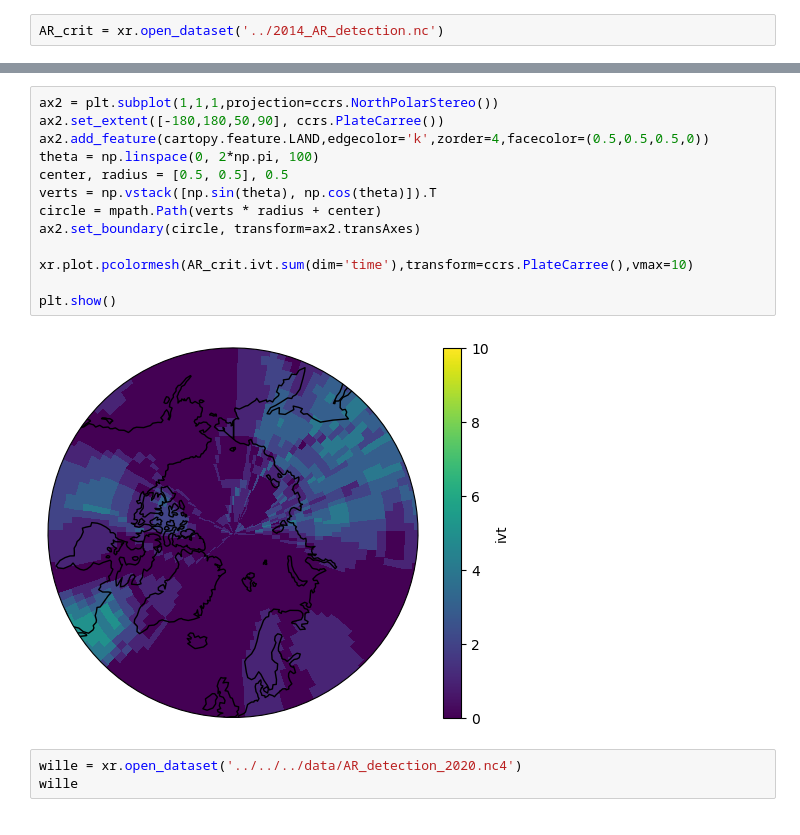
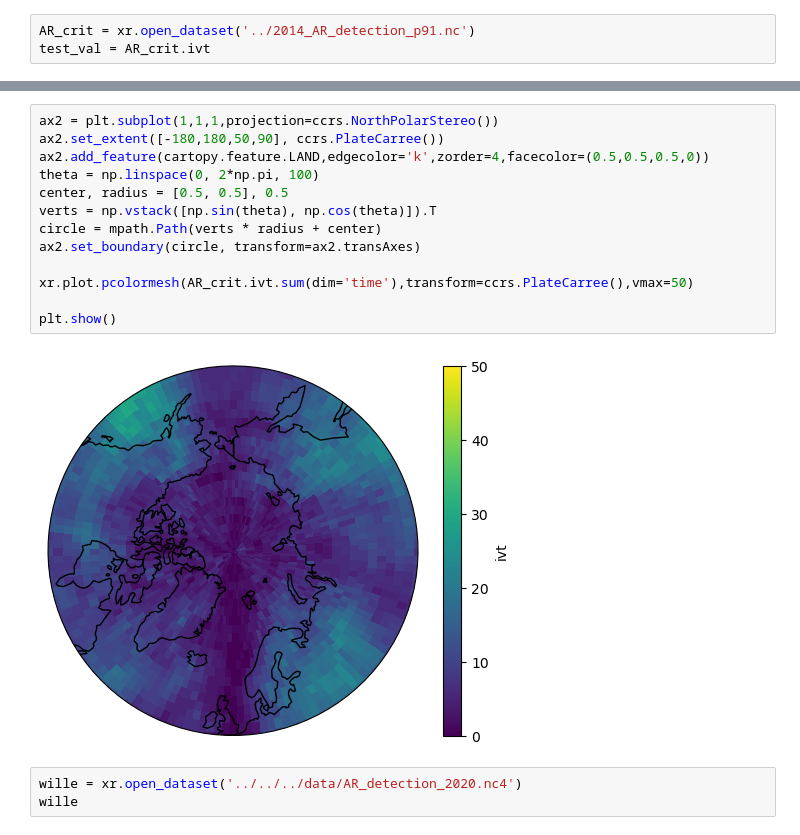
Before and after one commit to eScience-course/Tjaernoe2022-group5, a Jupyter notebook: notebooks/Remy/test_scripts/test_AR.ipynb, the cells around one changed output, grey strips where cells are left out. Drawn from its saved outputs; the diff is of its cells as text.

```diff
--- a/notebooks/Remy/test_scripts/test_AR.ipynb
+++ b/notebooks/Remy/test_scripts/test_AR.ipynb
@@ -16,2 +13,3 @@ from IPython import display
 # %%
-AR_crit = xr.open_dataset('../2014_AR_detection.nc')
+AR_crit = xr.open_dataset('../2014_AR_detection_p91.nc')
+test_val = AR_crit.ivt
@@ -18,18 +48,18 @@ AR_crit = xr.open_dataset('../2014_AR_detection.nc')
 # %%
 ax2 = plt.subplot(1,1,1,projection=ccrs.NorthPolarStereo())
 ax2.set_extent([-180,180,50,90], ccrs.PlateCarree())
 ax2.add_feature(cartopy.feature.LAND,edgecolor='k',zorder=4,facecolor=(0.5,0.5,0.5,0))
 theta = np.linspace(0, 2*np.pi, 100)
 center, radius = [0.5, 0.5], 0.5
 verts = np.vstack([np.sin(theta), np.cos(theta)]).T
 circle = mpath.Path(verts * radius + center)
 ax2.set_boundary(circle, transform=ax2.transAxes)
 
-xr.plot.pcolormesh(AR_crit.ivt.sum(dim='time'),transform=ccrs.PlateCarree(),vmax=10)
+xr.plot.pcolormesh(AR_crit.ivt.sum(dim='time'),transform=ccrs.PlateCarree(),vmax=50)
 
 plt.show()
 # %% [output]
-[figure, old version]
+[figure, new version]
 # %%
 wille = xr.open_dataset('../../../data/AR_detection_2020.nc4')
 wille
```
Also changed, not shown: parts of 11 cells of this notebook, 2 other files.
